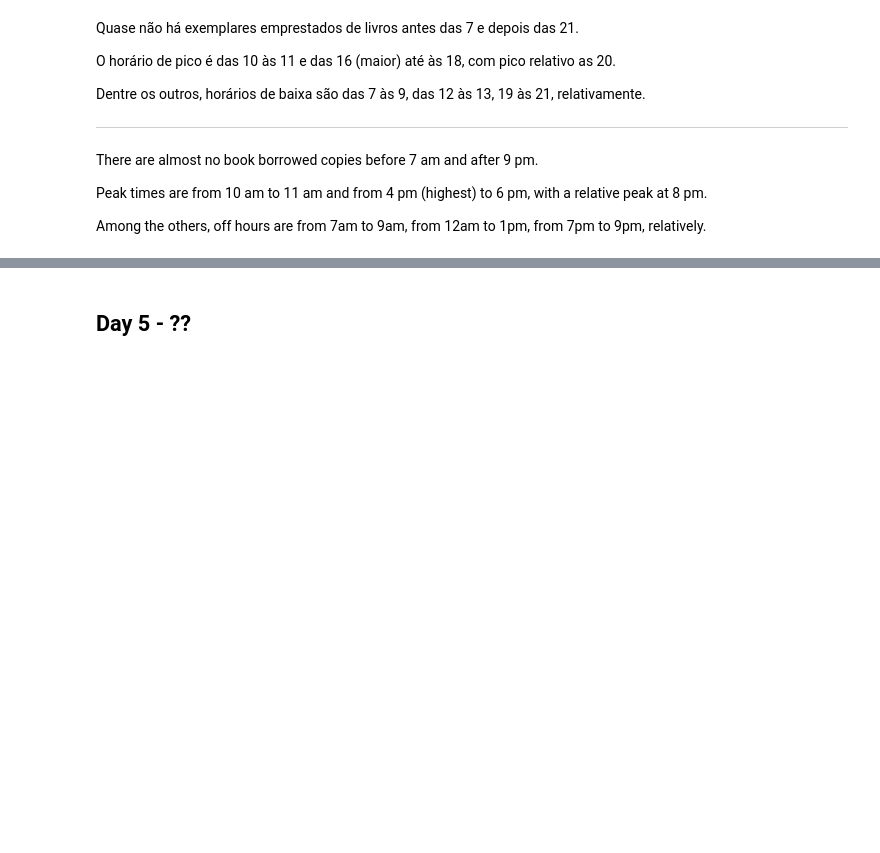
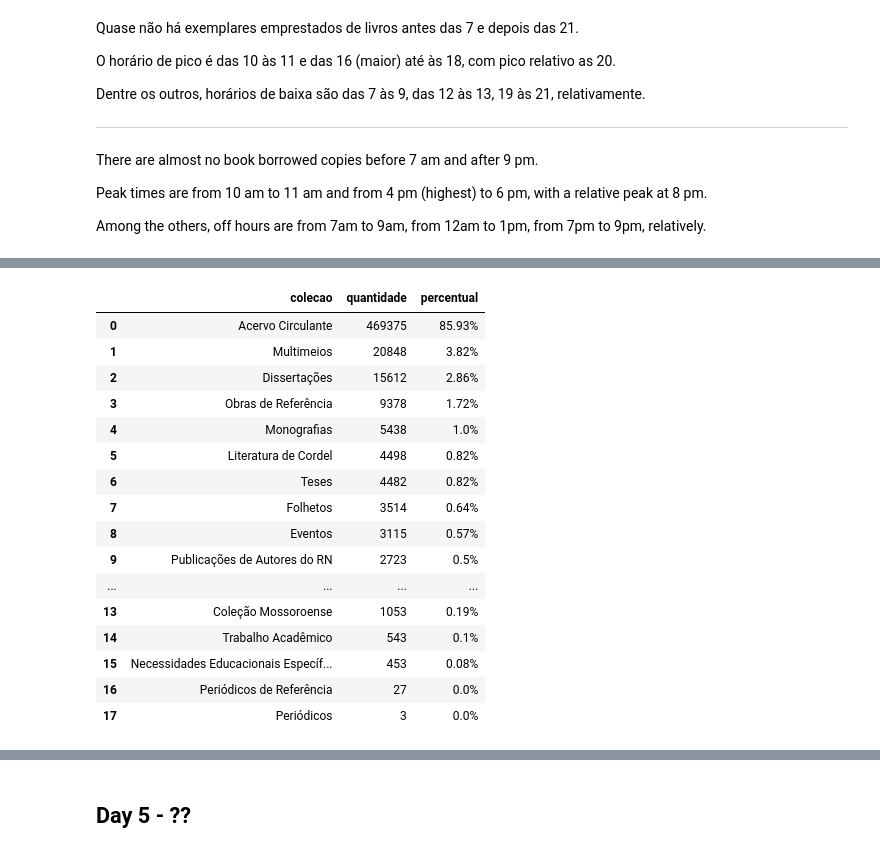
Before and after one commit to migueltosi/UFRN-Library-Data-Analysis, a Jupyter notebook: UFRN_Library.ipynb, the cells around one changed output, grey strips where cells are left out. Saved outputs shown, nothing was run; the diff lists cells and outputs as text; code cells hidden in the pictures; blank space fills up the shorter version.

```diff
--- a/UFRN_Library.ipynb
+++ b/UFRN_Library.ipynb
@@ -512,0 +587,20 @@ Among the others, off hours are from 7am to 9am, from 12am to 1pm, from 7pm to 9
+# %%
+by_colecao
+# %% [output]
+|  | colecao | quantidade | percentual |
+| 0 | Acervo Circulante | 469375 | 85.93% |
+| 1 | Multimeios | 20848 | 3.82% |
+| 2 | Dissertações | 15612 | 2.86% |
+| 3 | Obras de Referência | 9378 | 1.72% |
+| 4 | Monografias | 5438 | 1.0% |
+| 5 | Literatura de Cordel | 4498 | 0.82% |
+| 6 | Teses | 4482 | 0.82% |
+| 7 | Folhetos | 3514 | 0.64% |
+| 8 | Eventos | 3115 | 0.57% |
+| 9 | Publicações de Autores do RN | 2723 | 0.5% |
+| ... | ... | ... | ... |
+| 13 | Coleção Mossoroense | 1053 | 0.19% |
+| 14 | Trabalho Acadêmico | 543 | 0.1% |
+| 15 | Necessidades Educacionais Específ... | 453 | 0.08% |
+| 16 | Periódicos de Referência | 27 | 0.0% |
+| 17 | Periódicos | 3 | 0.0% |
```
Also changed, not shown: parts of 15 cells of this notebook.
